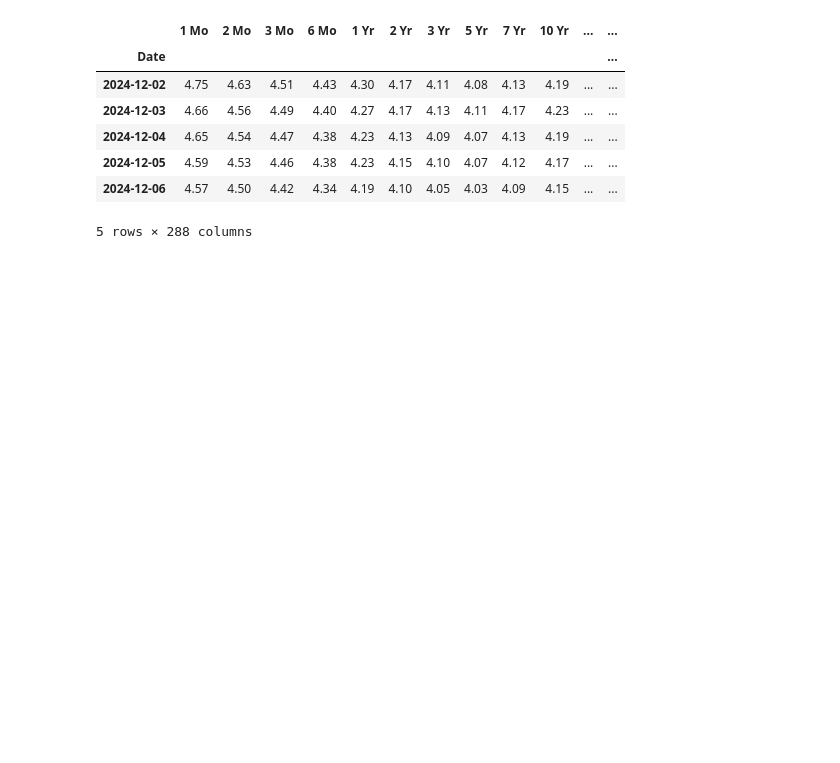
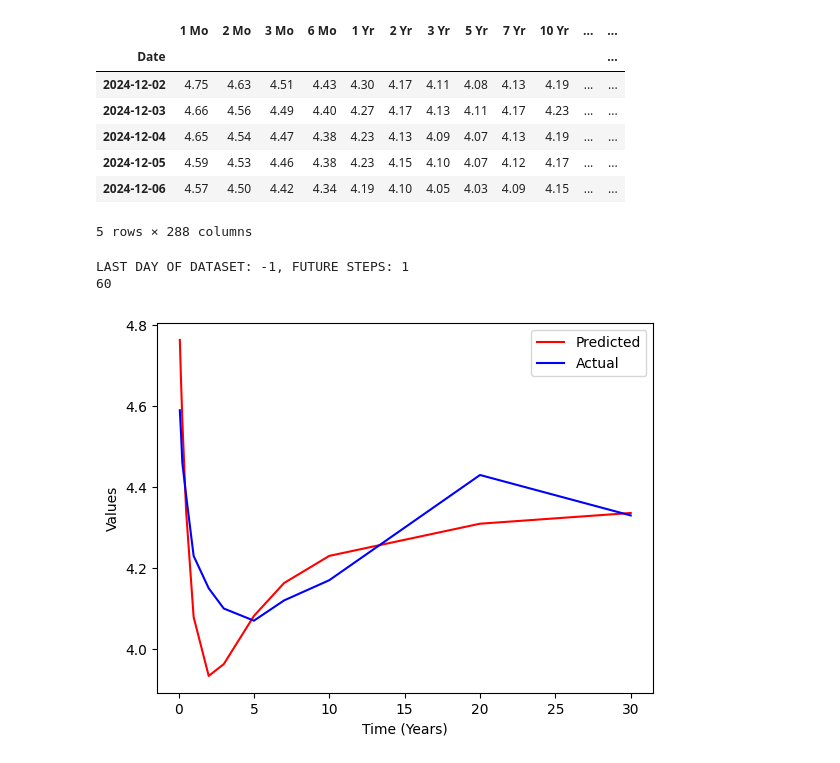
Before and after one commit to QuanPham19/functional-kan, a Jupyter notebook: phase_2/functional_kan/fkan.ipynb, the cells around one changed output. Cells and saved outputs as stored; diff of their text form; code cells hidden in the pictures; blank space fills up the shorter version.

```diff
--- a/phase_2/functional_kan/fkan.ipynb
+++ b/phase_2/functional_kan/fkan.ipynb
@@ -20,12 +25,21 @@ class FKAN(KAN):
         self.in_func = in_func
         self.out_func = out_func
 
+    # def update_grid(self, x):
+    #     '''
+    #     call update_grid_from_samples. This seems unnecessary but we retain it for the sake of classes that might inherit from MultKAN
+    #     '''
+    #     x = x.detach().numpy()
+    #     self.update_grid_from_samples(x)
+
+
     def forward(self, x, singularity_avoiding=False, y_th=10.):
         x = points_to_curve_2d(x)
-        print(x.shape)
+        # print(x.shape)
 
         x = x[:,self.input_id.long()]
         assert x.shape[1] == self.width_in[0]
+        # print(x.shape[1], self.width_in)
 
         # cache data
         self.cache_data = x
@@ -115,11 +129,12 @@ class FKAN(KAN):
             x = self.node_scale[l][None,:] * x + self.node_bias[l][None,:]
 
             self.acts.append(x.detach())
-
-
+        # print(x)
+        x = nss_2d(arr=x)
+        # x = spline_curve_to_points_2d(arr=x)
         return x
 
-model = FKAN(in_func=1, out_func=2, width=[2,5,1], grid=5, k=3, seed=0, auto_save=False)
+# model = FKAN(in_func=1, out_func=2, width=[2,5,1], grid=5, k=3, seed=0, auto_save=False)
 # %%
 df = treasury_data_retrieval('us_treasury_rates_large.csv').head()
 
@@ -149,7 +228,7 @@ data.tail()
 # %%
 # Out-of-sample test size, diff between sliding element = test size
 test_size = 1
-sliding_list = range(10, -1, -1)
+sliding_list = range(1, 0, -1)
 
 # Set variables for cross-validation
 truth_df = pd.DataFrame()
@@ -163,7 +242,7 @@ for sliding in sliding_list:
     df = data[:len(data)-sliding]
 
     # Use 2 years of data (500 days) for training
-    df_train, df_test = df[-test_size-250:-test_size], df[-test_size:]
+    df_train, df_test = df[-test_size-60:-test_size], df[-test_size:]
     len_train = len(df_train)
 
     # Append to truth dataframe, if multi-step drop iloc
@@ -215,10 +294,10 @@ for sliding in sliding_list:
         dataset['test_label'] = torch.from_numpy(y_test.values).type(dtype).to(device)
 
         # Initialize the model
-        model = FKAN(width=[8, 32, n_outputs], grid=5, k=2, seed=42, device=device, symbolic_enabled=False, save_act=False, auto_save=False, in_func=None, out_func=None)
+        model = FKAN(width=[24, 6, 8, 4], grid=4, k=3, seed=42, device=device, symbolic_enabled=False, save_act=True, auto_save=False, in_func=None, out_func=None)
 
         # Train the model and compute metrics
-        results = model.fit(dataset, opt="Adam", lr=0.005, steps=500, update_grid=False)
+        results = model.fit(dataset, opt="Adam", lr=0.05, steps=2000, update_grid=True)
 
         # loss_fn = loss_fn_eval = lambda x, y: torch.mean((x - y) ** 2)
         # p =
@@ -238,3 +317,23 @@ for sliding in sliding_list:
 # y_train
 # X_test
 # model(dataset['test_input'])
+# %% [output]
+LAST DAY OF DATASET: -1, FUTURE STEPS: 1
+60
+# %%
+y_pred = model(dataset['test_input']).cpu().detach().numpy().flatten()
+y_test = dataset['test_label'].cpu().detach().numpy().flatten()
+
+import matplotlib.pyplot as plt
+
+x_values = [1/12, 2/12, 3/12, 6/12, 1, 2, 3, 5, 7, 10, 20, 30]
+
+plt.plot(x_values, y_pred, color='red', label="Predicted")
+plt.plot(x_values, y_test, color='blue', label="Actual")
+
+plt.xlabel("Time (Years)")
+plt.ylabel("Values")
+plt.legend()
+plt.show()
+# %% [output]
+[figure, added]
```
Also changed, not shown: parts of 4 cells of this notebook, 4 other files.
